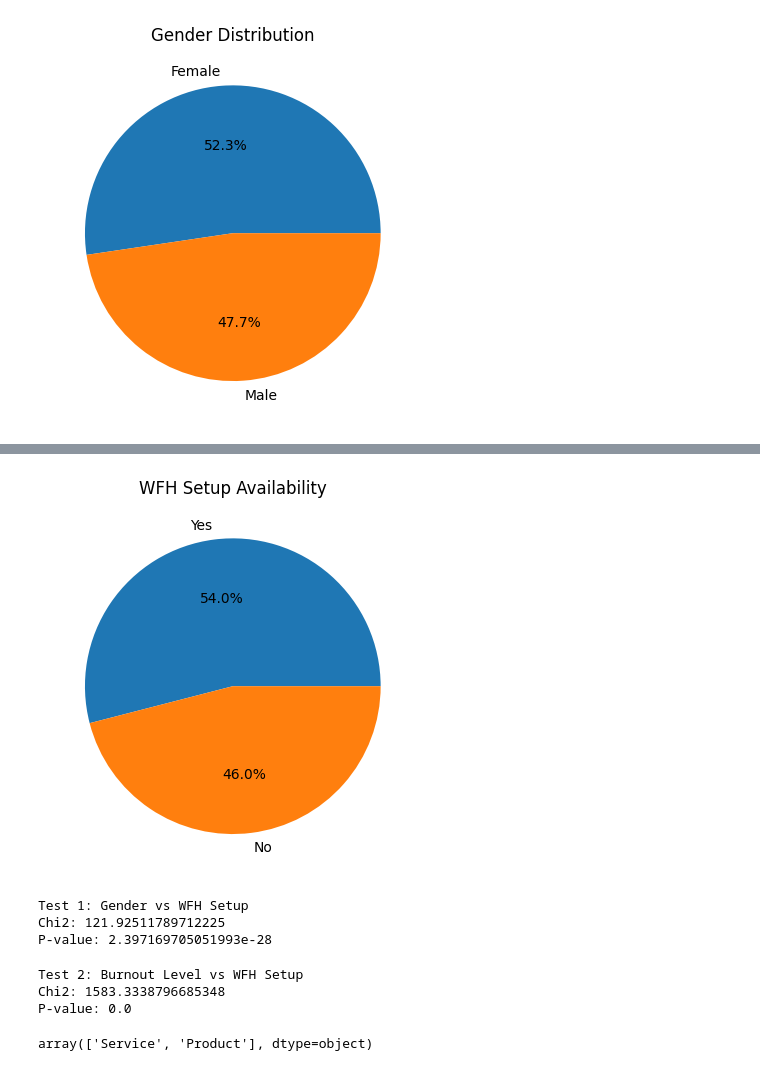
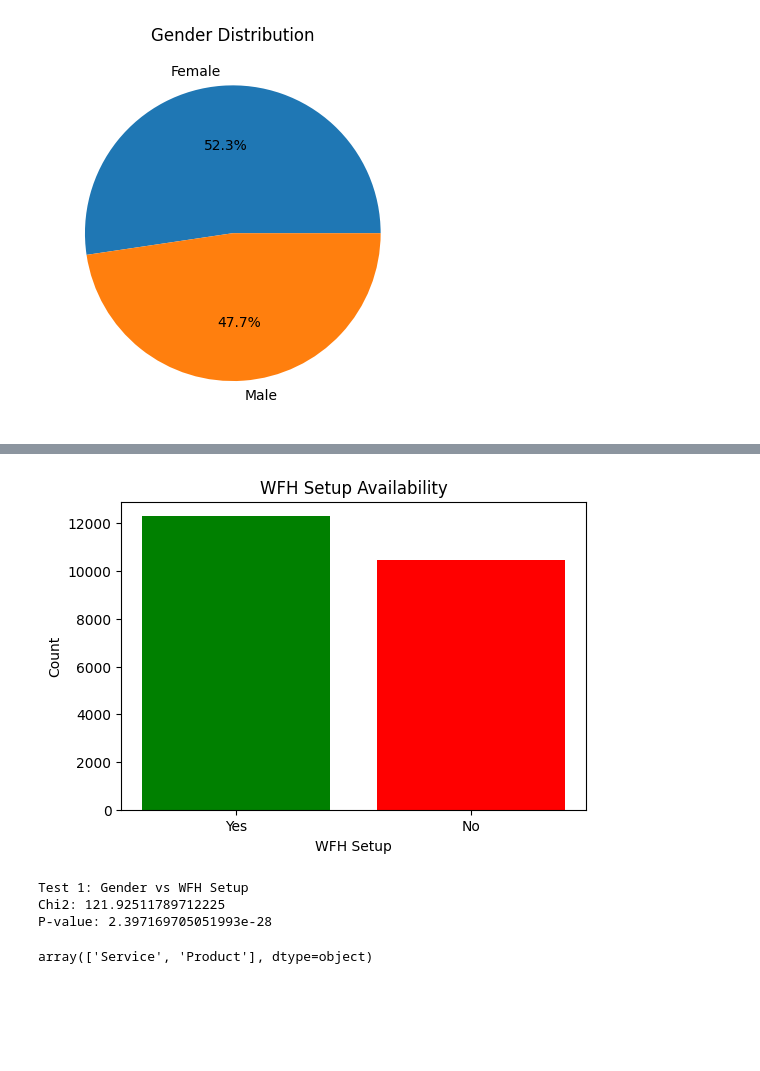
Before and after one commit to Sanyam-010/Artificial-intelligence-Development, a Jupyter notebook: coursework.ipynb, the cells around one changed output, grey strips where cells are left out. Cells and saved outputs as stored; diff of their text form; code cells hidden in the pictures; blank space fills up the shorter version.

```diff
--- a/coursework.ipynb
+++ b/coursework.ipynb
@@ -119,12 +120,13 @@ plt.show()
 # %%
 wfh_counts = data_frame['WFH Setup Available'].value_counts()
-
-plt.figure()
-plt.pie(wfh_counts, labels=wfh_counts.index, autopct='%1.1f%%')
+plt.figure(figsize=(6,4))
+plt.bar(wfh_counts.index, wfh_counts.values, color=['green','red'])
 plt.title('WFH Setup Availability')
+plt.xlabel('WFH Setup')
+plt.ylabel('Count')
 plt.show()
 # %% [output]
-[figure, old version]
+[figure, new version]
 # %%
 from scipy.stats import chi2_contingency
 
@@ -138,28 +140,6 @@ print("P-value:", p)
 Test 1: Gender vs WFH Setup
 Chi2: 121.92511789712225
 P-value: 2.397169705051993e-28
-# %%
-
-from scipy.stats import chi2_contingency
-
-
-bins = [0, 0.4, 0.7, 1.0]
-labels = ['Low', 'Medium', 'High']
-
-data_frame['Burnout Level'] = pd.cut(data_frame['Burn Rate'], bins=bins, labels=labels)
-
-ds_test = data_frame.dropna(subset=['Burnout Level', 'WFH Setup Available'])
-table = pd.crosstab(ds_test['Burnout Level'], ds_test['WFH Setup Available'])
-
-chi2, p, dof, expected = chi2_contingency(table)
-
-print("Test 2: Burnout Level vs WFH Setup")
-print("Chi2:", chi2)
-print("P-value:", p)
-# %% [output]
-Test 2: Burnout Level vs WFH Setup
-Chi2: 1583.3338796685348
-P-value: 0.0
 # %%
 data_frame.to_csv(r'S:\coursework\AI\courworkDevelopment\Cleaned_dataset.csv', index=False)
 # %%
```
Also changed, not shown: parts of 14 cells of this notebook.
